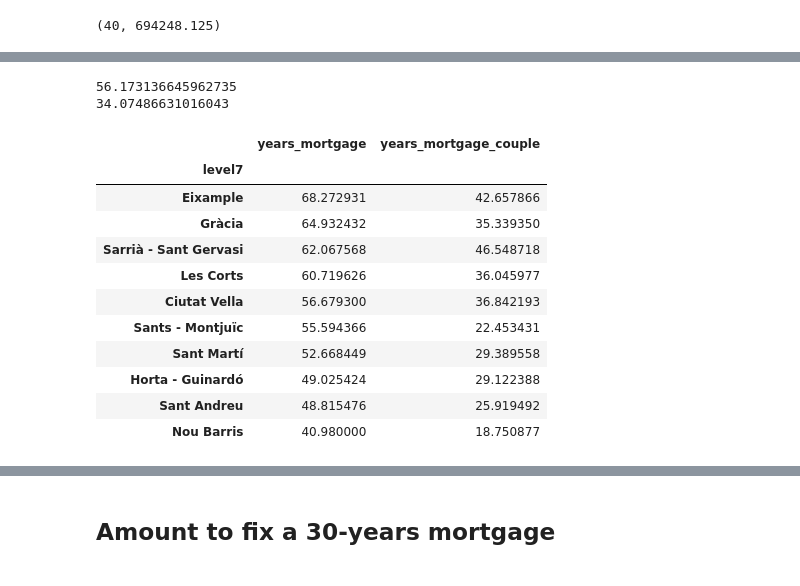
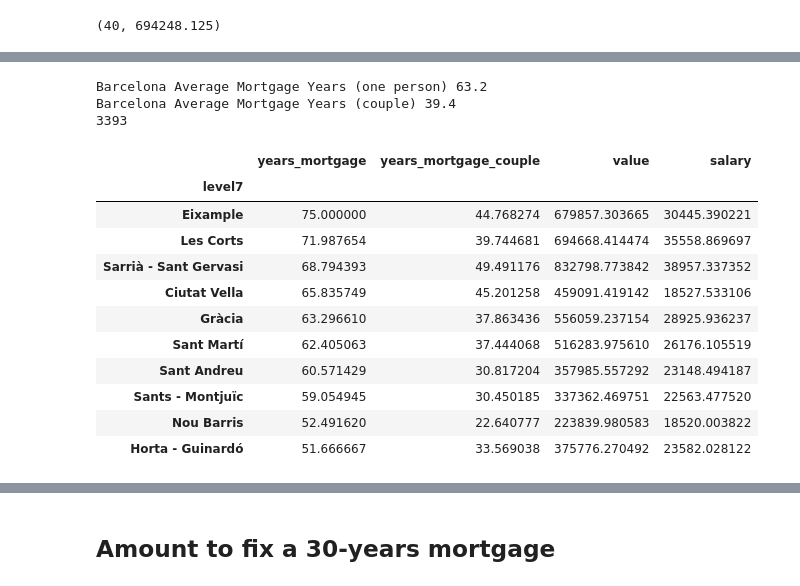
Before and after one commit to joseprs/FlatsHousesStudyBCN, a Jupyter notebook: 4.analysis_salary_and_mortgage.ipynb, the cells around one changed output, grey strips where cells are left out. Saved outputs shown, nothing was run; the diff lists cells and outputs as text; code cells hidden in the pictures.

```diff
--- a/4.analysis_salary_and_mortgage.ipynb
+++ b/4.analysis_salary_and_mortgage.ipynb
@@ -80 +86,10 @@ df["salary_part_mortgage_no_children"] = df["salary_net_no_children"]*0.35
+# %%
+from shapely.geometry import Point
+
+# merging flat information with their respective salary depending on the census section they are located
+geometry = [Point(xy) for xy in zip(df['longitude'], df['latitude'])]
+gdf_flats = gpd.GeoDataFrame(df, geometry=geometry, crs="EPSG:4326")
+gdf_flats.head()
+
+gdf_flats_with_salaries = gpd.sjoin(gdf_flats, geo_df_salaries, how="left", predicate="within").rename(columns={"Total":"salary"})
 # %% [markdown]
@@ -91,16 +115,23 @@ $\displaystyle Total Interests = \sum_{i=0}^{nyears}((A_m - \frac{A_m}{nyears}*i
 # %%
-n_years = 30
+# calculation of the total amount of a Mortgage through the years
+
+# inputs
+n_years = 25
 tax = 0.03
 initial_imp = 300000
 imp = initial_imp + (initial_imp*0.105) - (initial_imp*0.2)
 
+# imp paid per year
 imp_year = imp / (n_years)
 taxes = []
 print("Imp per year: ", imp_year)
+
+# calculating the extra import per year given the tax
 for i, year in enumerate(range(0,n_years)):
     print(f"Year: {year}, Taxes: {(imp-imp_year*year)*tax:.1f}, Remaining: {imp-imp_year*year:.1f}")
     taxes.append((imp-imp_year*year)*tax)
 
+# printing the total amount the mortgage will cost
 total_payment = np.sum(taxes) + imp
 print("Total payment in taxes =", np.sum(taxes), "| Total payment mortgage =", total_payment)
 # %% [output]
@@ -202,4 +236,5 @@ Affordable payment per year = 17356.203125
 # %%
+# defining the function that will calculate the above algorithm
 def get_years_mortgage(initial_imp, net_salary, interest_rate):
     '''
     inputs:
@@ -217,7 +252,7 @@ def get_years_mortgage(initial_imp, net_salary, interest_rate):
 
     for i, n_years in enumerate(n_years_list, start=2):
         imp_year = imp / n_years
-        total_taxes = (n_years/2)*((imp*tax)+(imp_year*tax))
+        total_taxes = (n_years/2)*((imp*interest_rate)+(imp_year*interest_rate))
         total_payment = imp + total_taxes
         payment_per_year = total_payment / n_years
 
@@ -243,19 +276,30 @@ df[["years_mortgage_couple_average_salary","total_mortgage_amount_couple_average
+# %%
+euribor_pct = 0.03
+
+gdf_flats_with_salaries[["years_mortgage","total_mortgage_amount"]] = gdf_flats_with_salaries.apply(lambda row: pd.Series(get_years_mortgage(row["value"], row["salary"], euribor_pct)), axis=1)
+gdf_flats_with_salaries[["years_mortgage_couple","total_mortgage_amount_couple"]] = gdf_flats_with_salaries.apply(lambda row: pd.Series(get_years_mortgage(row["value"], row["salary"]*2, euribor_pct)), axis=1)
 # %%
-print(np.mean(df.years_mortgage))
-print(np.mean(df.years_mortgage_couple))
-df[["level7","years_mortgage","years_mortgage_couple"]].groupby("level7").mean().sort_values("years_mortgage", ascending=False)
+print(f"Barcelona Average Mortgage Years (one person) {np.mean(gdf_flats_with_salaries.years_mortgage):.1f}")
+print(f"Barcelona Average Mortgage Years (couple) {np.mean(gdf_flats_with_salaries.years_mortgage_couple):.1f}")
+print(len(gdf_flats_with_salaries))
+
+avg_years_census_section = gdf_flats_with_salaries[["census_section_code","years_mortgage","years_mortgage_couple", "value","salary"]].groupby("census_section_code").mean().sort_values("years_mortgage", ascending=False)
+avg_years_level8 = gdf_flats_with_salaries[["level8","years_mortgage","years_mortgage_couple", "value","salary"]].groupby("level8").mean().sort_values("years_mortgage", ascending=False).reset_index(drop=False)
+avg_years_level7 = gdf_flats_with_salaries[["level7","years_mortgage","years_mortgage_couple", "value","salary"]].groupby("level7").mean().sort_values("years_mortgage", ascending=False)
+avg_years_level7
 # %% [output]
-56.173136645962735
-34.07486631016043
+Barcelona Average Mortgage Years (one person) 63.2
+Barcelona Average Mortgage Years (couple) 39.4
+3393
-|  | years_mortgage | years_mortgage_couple |
-| level7 |  |  |
-| Eixample | 68.272931 | 42.657866 |
-| Gràcia | 64.932432 | 35.339350 |
-| Sarrià - Sant Gervasi | 62.067568 | 46.548718 |
-| Les Corts | 60.719626 | 36.045977 |
-| Ciutat Vella | 56.679300 | 36.842193 |
-| Sants - Montjuïc | 55.594366 | 22.453431 |
-| Sant Martí | 52.668449 | 29.389558 |
-| Horta - Guinardó | 49.025424 | 29.122388 |
-| Sant Andreu | 48.815476 | 25.919492 |
-| Nou Barris | 40.980000 | 18.750877 |
+|  | years_mortgage | years_mortgage_couple | value | salary |
+| level7 |  |  |  |  |
+| Eixample | 75.000000 | 44.768274 | 679857.303665 | 30445.390221 |
+| Les Corts | 71.987654 | 39.744681 | 694668.414474 | 35558.869697 |
+| Sarrià - Sant Gervasi | 68.794393 | 49.491176 | 832798.773842 | 38957.337352 |
+| Ciutat Vella | 65.835749 | 45.201258 | 459091.419142 | 18527.533106 |
+| Gràcia | 63.296610 | 37.863436 | 556059.237154 | 28925.936237 |
+| Sant Martí | 62.405063 | 37.444068 | 516283.975610 | 26176.105519 |
+| Sant Andreu | 60.571429 | 30.817204 | 357985.557292 | 23148.494187 |
+| Sants - Montjuïc | 59.054945 | 30.450185 | 337362.469751 | 22563.477520 |
+| Nou Barris | 52.491620 | 22.640777 | 223839.980583 | 18520.003822 |
+| Horta - Guinardó | 51.666667 | 33.569038 | 375776.270492 | 23582.028122 |
```
Also changed, not shown: parts of 38 cells of this notebook, 2 other files.
